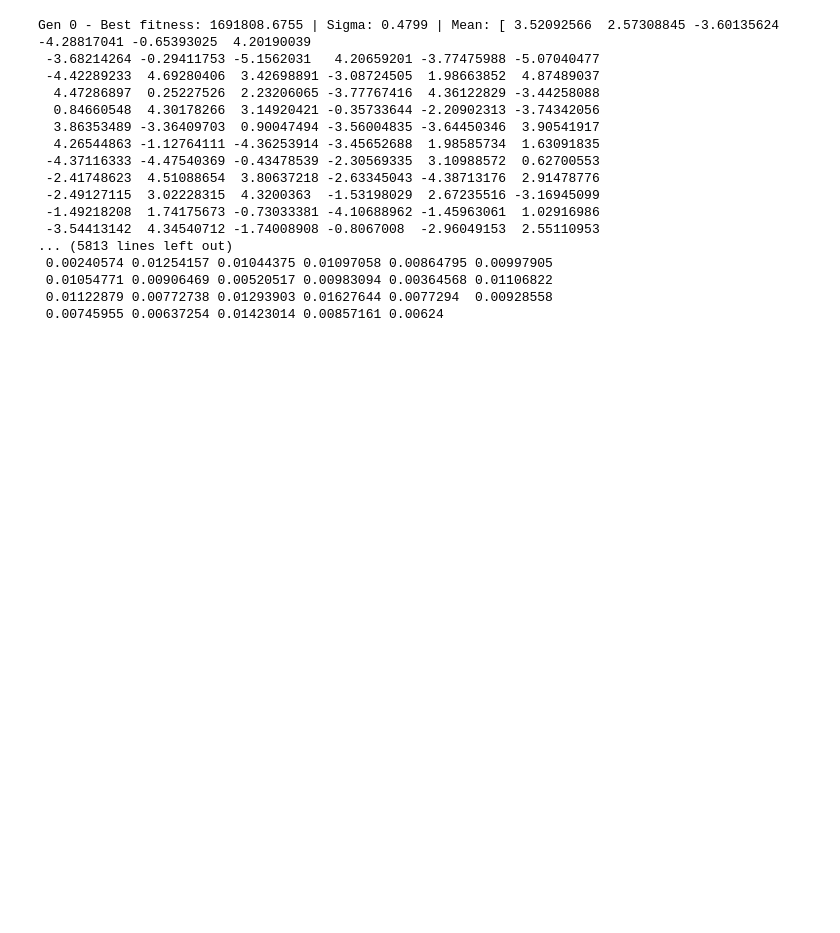
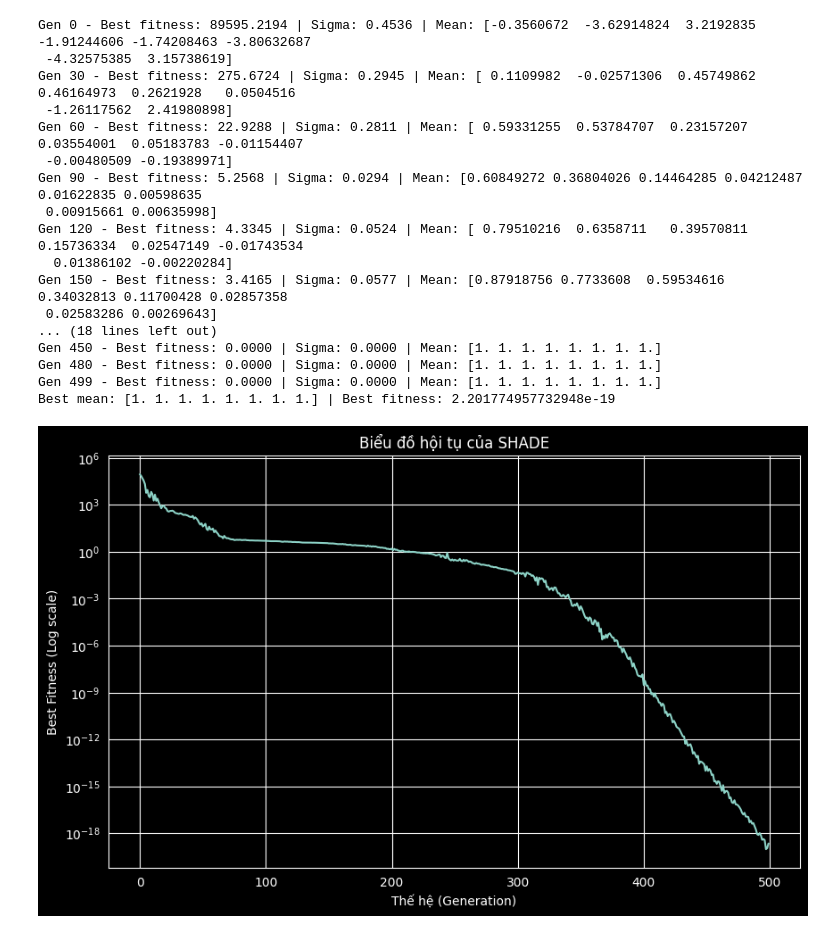
Before and after one commit to khoatran18/IT4906, a Jupyter notebook: WeekAssignment/evolutionary_strategy/evolutionary_strategy.ipynb, the cells around one changed output. Saved outputs shown, nothing was run; the diff lists cells and outputs as text; code cells hidden in the pictures; blank space fills up the shorter version.

Commit message:
feat: finish de and add diagram

```diff
--- a/WeekAssignment/evolutionary_strategy/evolutionary_strategy.ipynb
+++ b/WeekAssignment/evolutionary_strategy/evolutionary_strategy.ipynb
@@ -44,6 +41,8 @@ def evolutionary_strategy(
 ):
     # Init params
     params = init_params_es(n=n_vars)
+
+    fitness_history = []
 
     for gen in range(max_gens):
 
@@ -69,20 +68,20 @@ def evolutionary_strategy(
         # params["m"] = params["m"] + params["sigma"] * y_w
         params["m"] = np.sum(x_sel * params["weights"][:, np.newaxis], axis=0)
 
-        # Step 6: Update p_sigma
+        # Step 6: Update p_sigma, hướng của m
         C_inv_half = np.linalg.multi_dot([vecs, np.diag(1.0 / np.sqrt(np.maximum(1e-10, vals))), vecs.T])
         params["p_sigma"] = (1 - params["c_sigma"]) * params["p_sigma"] + \
             np.sqrt(1 - (1 - params["c_sigma"]) ** 2 ) * np.sqrt(params["mu_w"]) * np.dot(C_inv_half, y_w)
 
-        # Step 7: Update sigma
+        # Step 7: Update sigma, tốc độ m di chuyển
         p_sigma_norm = np.linalg.norm(params["p_sigma"])
         params["sigma"] = params["sigma"] * np.exp(params["c_sigma"] * (p_sigma_norm  / np.sqrt(params["n"]) - 1))
 
-        # Step 8: Update p_c
+        # Step 8: Update p_c, nhớ hướng đi
         params["p_c"] = (1 - params["c_c"]) * params["p_c"] + \
             np.sqrt(1 - (1 - params["c_c"]) ** 2 ) * np.sqrt(params["mu_w"]) * y_w
 
-        # Step 9: Update C
+        # Step 9: Update C, phạm vi vùng tìm kiếm
         rank_1 = params["c_1"] * np.outer(params["p_c"], params["p_c"])
         rank_mu = np.zeros((n_vars, n_vars))
         for i in range(params["mu"]):
@@ -90,29 +89,42 @@ def evolutionary_strategy(
 
         params["C"] = (1 - params["c_1"] - params["c_mu"]) * params["C"] + rank_1 + params["c_mu"]  *rank_mu
 
+        fitness_history.append(np.min(fitness))
+
         if gen % 30 == 0 or gen == max_gens - 1:
             best_f = np.min(fitness)
             print(f"Gen {gen} - Best fitness: {best_f:.4f} | Sigma: {params['sigma']:.4f} | Mean: {params['m']}")
 
-    return params['m'], np.min(fitness)
+    return params['m'], np.min(fitness), fitness_history
 # %%
-best_m, best_f = evolutionary_strategy(n_vars=10, max_gens=10000)
+best_m, best_f, fitness_history = evolutionary_strategy(n_vars=8, max_gens=500)
 print(f"Best mean: {best_m} | Best fitness: {best_f}")
+
+plt.figure(figsize=(10, 6))
+plt.plot(fitness_history)
+# plt.plot(np.array(fitness_history) + 1e-20)
+plt.yscale('log')
+plt.title('Biểu đồ hội tụ của SHADE')
+plt.xlabel('Thế hệ (Generation)')
+plt.ylabel('Best Fitness (Log scale)')
+plt.grid(True, which="both", ls="-")
+plt.show()
 # %% [output]
-Gen 0 - Best fitness: 1691808.6755 | Sigma: 0.4799 | Mean: [ 3.52092566  2.57308845 -3.60135624 -4.28817041 -0.65393025  4.20190039
- -3.68214264 -0.29411753 -5.1562031   4.20659201 -3.77475988 -5.07040477
- -4.42289233  4.69280406  3.42698891 -3.08724505  1.98663852  4.87489037
-  4.47286897  0.25227526  2.23206065 -3.77767416  4.36122829 -3.44258088
-  0.84660548  4.30178266  3.14920421 -0.35733644 -2.20902313 -3.74342056
-  3.86353489 -3.36409703  0.90047494 -3.56004835 -3.64450346  3.90541917
-  4.26544863 -1.12764111 -4.36253914 -3.45652688  1.98585734  1.63091835
- -4.37116333 -4.47540369 -0.43478539 -2.30569335  3.10988572  0.62700553
- -2.41748623  4.51088654  3.80637218 -2.63345043 -4.38713176  2.91478776
- -2.49127115  3.02228315  4.3200363  -1.53198029  2.67235516 -3.16945099
- -1.49218208  1.74175673 -0.73033381 -4.10688962 -1.45963061  1.02916986
- -3.54413142  4.34540712 -1.74008908 -0.8067008  -2.96049153  2.55110953
-... (5813 lines left out)
- 0.00240574 0.01254157 0.01044375 0.01097058 0.00864795 0.00997905
- 0.01054771 0.00906469 0.00520517 0.00983094 0.00364568 0.01106822
- 0.01122879 0.00772738 0.01293903 0.01627644 0.0077294  0.00928558
- 0.00745955 0.00637254 0.01423014 0.00857161 0.00624
+Gen 0 - Best fitness: 89595.2194 | Sigma: 0.4536 | Mean: [-0.3560672  -3.62914824  3.2192835  -1.91244606 -1.74208463 -3.80632687
+ -4.32575385  3.15738619]
+Gen 30 - Best fitness: 275.6724 | Sigma: 0.2945 | Mean: [ 0.1109982  -0.02571306  0.45749862  0.46164973  0.2621928   0.0504516
+ -1.26117562  2.41980898]
+Gen 60 - Best fitness: 22.9288 | Sigma: 0.2811 | Mean: [ 0.59331255  0.53784707  0.23157207  0.03554001  0.05183783 -0.01154407
+ -0.00480509 -0.19389971]
+Gen 90 - Best fitness: 5.2568 | Sigma: 0.0294 | Mean: [0.60849272 0.36804026 0.14464285 0.04212487 0.01622835 0.00598635
+ 0.00915661 0.00635998]
+Gen 120 - Best fitness: 4.3345 | Sigma: 0.0524 | Mean: [ 0.79510216  0.6358711   0.39570811  0.15736334  0.02547149 -0.01743534
+  0.01386102 -0.00220284]
+Gen 150 - Best fitness: 3.4165 | Sigma: 0.0577 | Mean: [0.87918756 0.7733608  0.59534616 0.34032813 0.11700428 0.02857358
+ 0.02583286 0.00269643]
+... (18 lines left out)
+Gen 450 - Best fitness: 0.0000 | Sigma: 0.0000 | Mean: [1. 1. 1. 1. 1. 1. 1. 1.]
+Gen 480 - Best fitness: 0.0000 | Sigma: 0.0000 | Mean: [1. 1. 1. 1. 1. 1. 1. 1.]
+Gen 499 - Best fitness: 0.0000 | Sigma: 0.0000 | Mean: [1. 1. 1. 1. 1. 1. 1. 1.]
+Best mean: [1. 1. 1. 1. 1. 1. 1. 1.] | Best fitness: 2.201774957732948e-19
+[figure, added]
```
Also changed, not shown: parts of 2 cells of this notebook, 1 other file.
